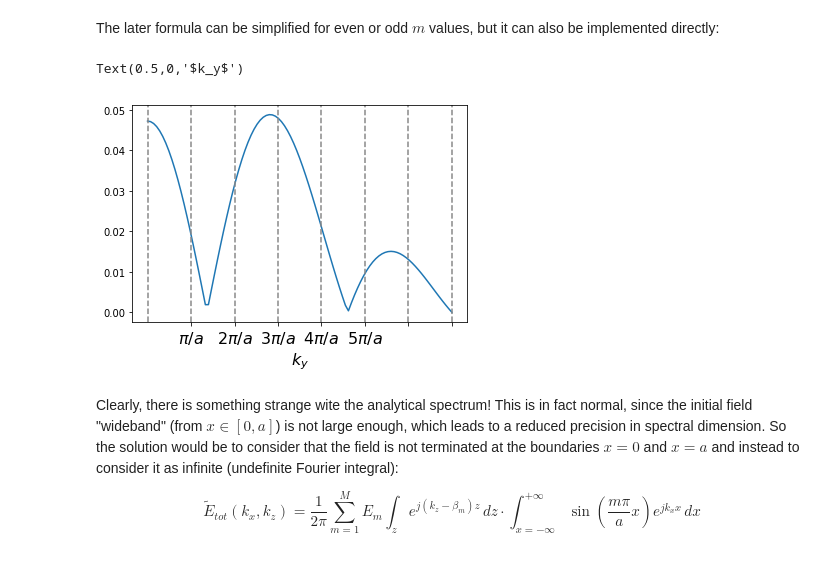
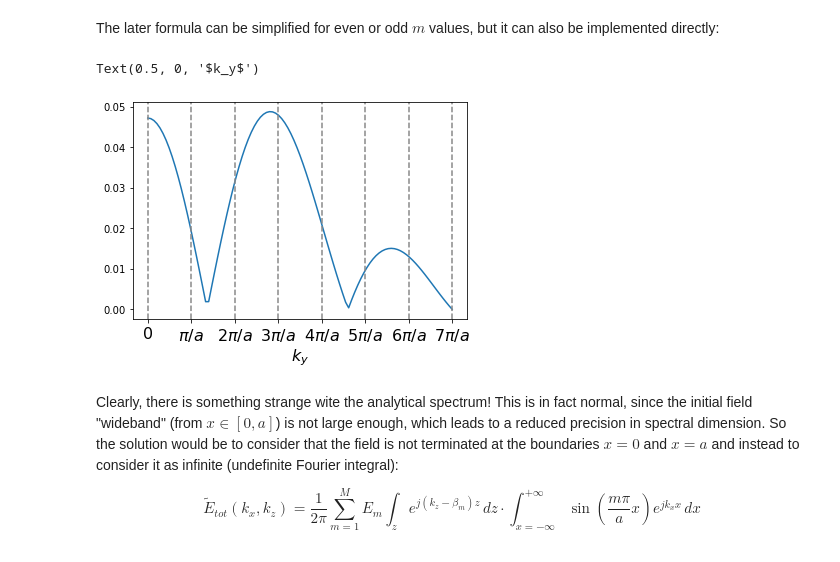
Before and after one commit to Hash--/documents, a Jupyter notebook: notebooks/TP Master Fusion/LH-Hands-on-mode-converter.ipynb, the cells around one changed output. Cells and saved outputs as stored; diff of their text form; code cells hidden in the pictures.

```diff
--- a/notebooks/TP Master Fusion/LH-Hands-on-mode-converter.ipynb
+++ b/notebooks/TP Master Fusion/LH-Hands-on-mode-converter.ipynb
@@ -549,19 +589,19 @@ def Etilde_analytic(kx, Em, a):
 # %%
 # Ideal spectrum
 ky_ana = np.linspace(0, 7*pi/a, num=101)
 Etilde_ideal = Etilde_analytic(ky_ana, array([0.2, 0, 0.5, 0, 0.1]), a)
 
 fig, ax = plt.subplots()
 ax.plot(ky_ana, np.abs(Etilde_ideal))
 
 # shows where the modes 1,2,... are
 for mode_index in range(8):
     axvline(mode_index*pi/a, color='#888888', linestyle='--')
-xticks(arange(1,8)*pi/a, ('$\pi/a$', '$2\pi/a$', '$3\pi/a$', '$4\pi/a$', '$5\pi/a$'), size=16)
+xticks(arange(0,8)*pi/a, ('0', '$\pi/a$', '$2\pi/a$', '$3\pi/a$', '$4\pi/a$', '$5\pi/a$', '$6\pi/a$', '$7\pi/a$'), size=16)
 ax.set_xlabel('$k_y$', size=16)
 # %% [output]
-Text(0.5,0,'$k_y$')
+Text(0.5, 0, '$k_y$')
-[figure, old version]
+[figure, new version]
 # %% [markdown]
 Clearly, there is something strange wite the analytical spectrum! This is in fact normal, since the initial field "wideband" (from $x\in [0,a]$) is not large enough, which leads to a reduced precision in spectral dimension. So the solution would be to consider that the field is not terminated at the boundaries $x=0$ and $x=a$ and instead to consider it as infinite (undefinite Fourier integral):
 
```
Also changed, not shown: parts of 24 cells of this notebook.
